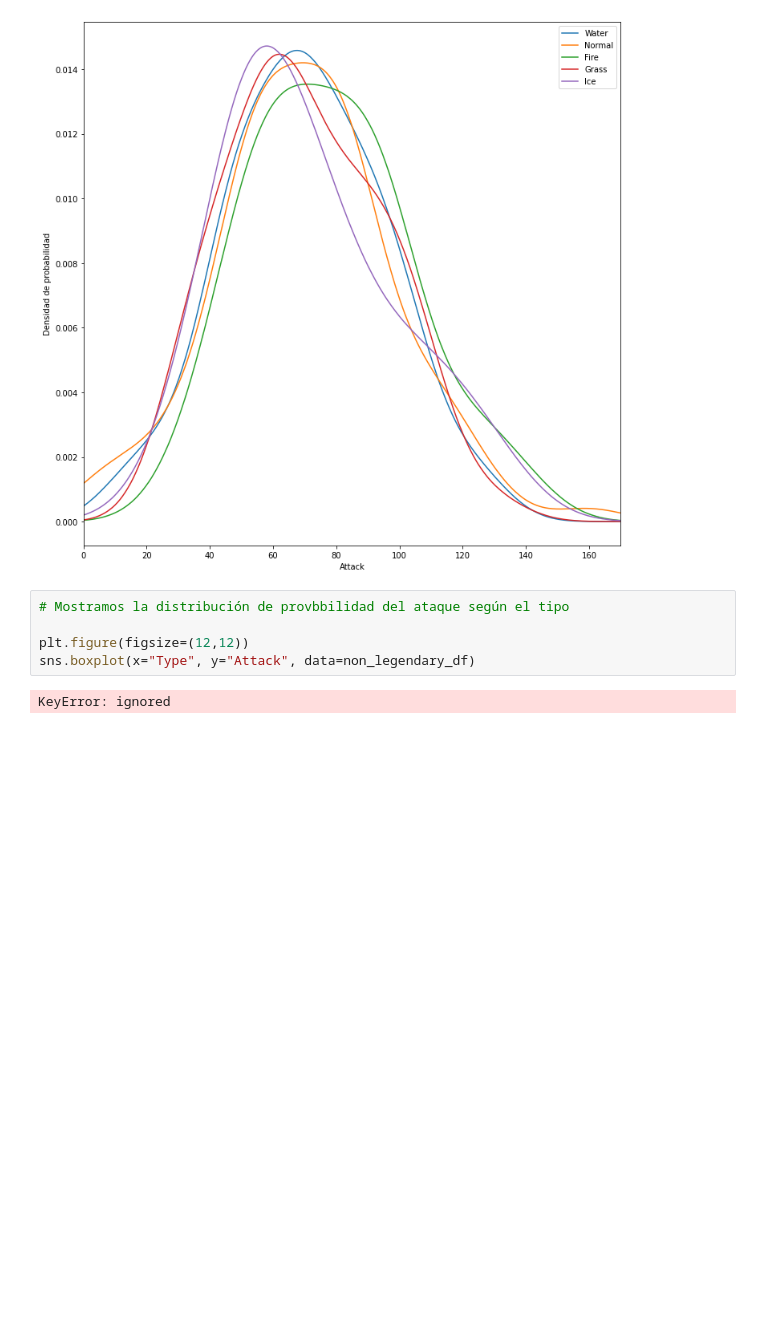
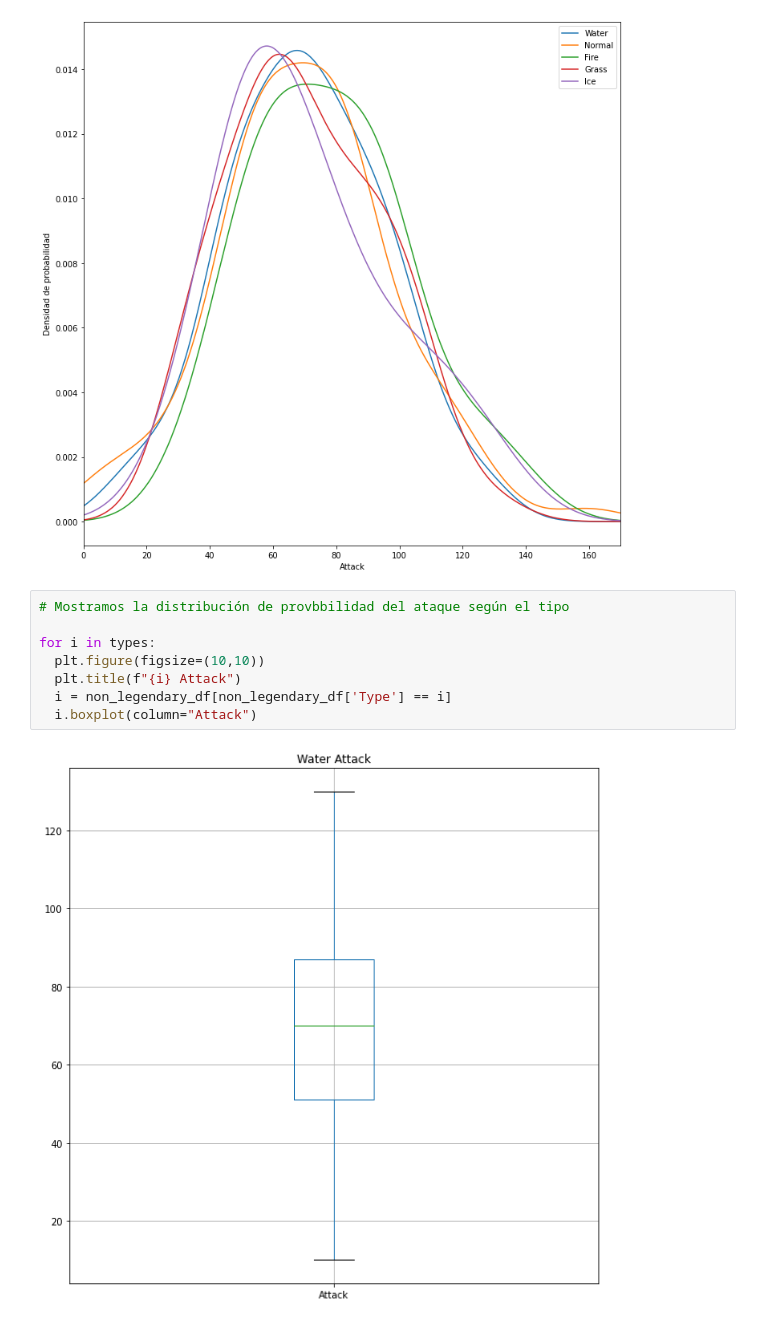
Before and after one commit to frosill/EDEM_22_23, a Jupyter notebook: 02_ANALISIS_Y_APRENDIZAJE_AUTOMATICO/python_statistics/Pokemon.ipynb, the cells around one changed output. Drawn from its saved outputs; the diff is of its cells as text; blank space fills up the shorter version.

```diff
--- a/02_ANALISIS_Y_APRENDIZAJE_AUTOMATICO/python_statistics/Pokemon.ipynb
+++ b/02_ANALISIS_Y_APRENDIZAJE_AUTOMATICO/python_statistics/Pokemon.ipynb
@@ -686,7 +795,10 @@ Text(0, 0.5, 'Densidad de probabilidad')
 # %%
 # Mostramos la distribución de provbbilidad del ataque según el tipo
 
-plt.figure(figsize=(12,12))
-sns.boxplot(x="Type", y="Attack", data=non_legendary_df)
+for i in types:
+  plt.figure(figsize=(10,10))
+  plt.title(f"{i} Attack")
+  i = non_legendary_df[non_legendary_df['Type'] == i]
+  i.boxplot(column="Attack")
 # %% [output]
-KeyError: ignored
+[figure, added]
```
Also changed, not shown: parts of 99 cells of this notebook.
